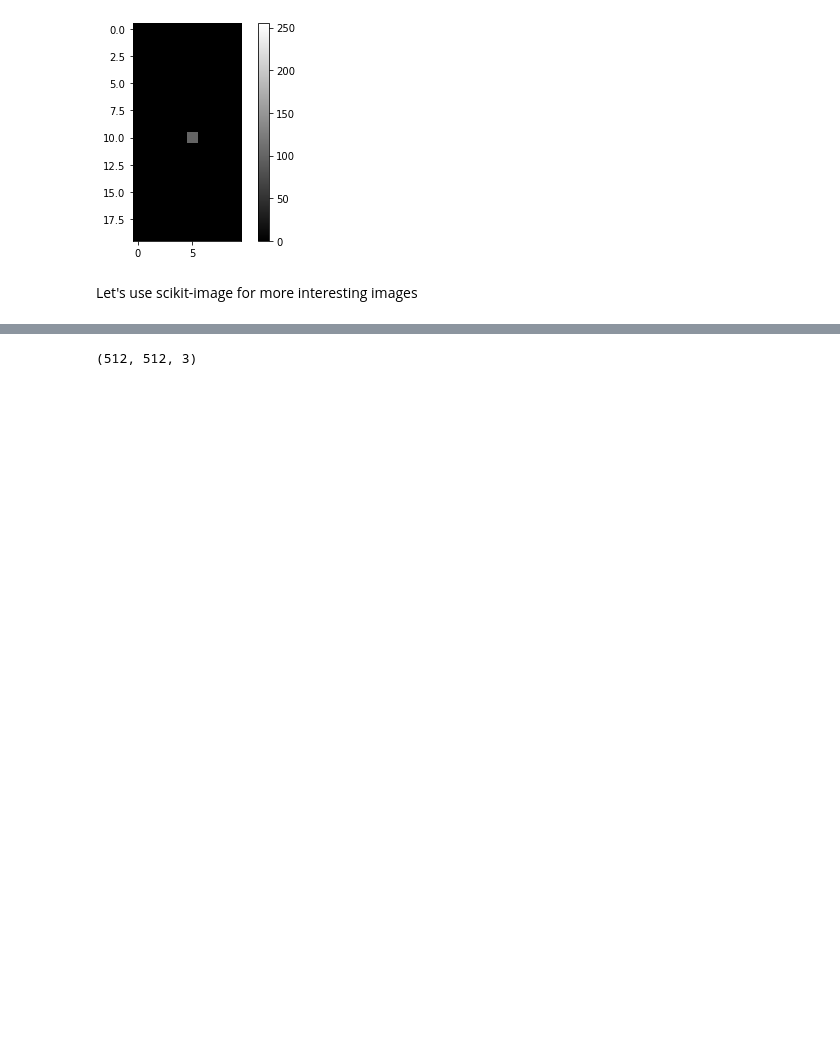
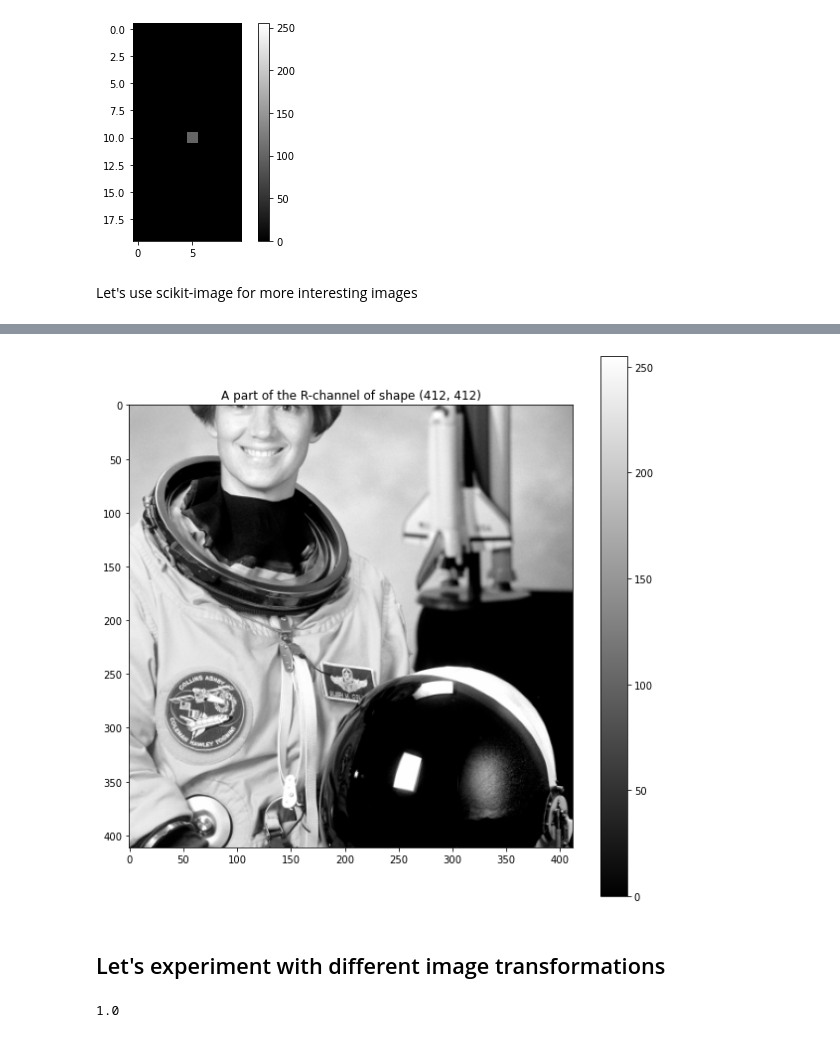
Before and after one commit to erodner/bvlecture, a Jupyter notebook: 00-introduction/introduction_to_python.ipynb, the cells around one changed output, grey strips where cells are left out. Drawn from its saved outputs; the diff is of its cells as text; code cells hidden in the pictures; blank space fills up the shorter version.

```diff
--- a/00-introduction/introduction_to_python.ipynb
+++ b/00-introduction/introduction_to_python.ipynb
@@ -64,4 +99,11 @@ plt.imshow(img)
 # %%
-img.shape
+plt.figure(figsize=(10,10)) # let's make the figure larger
+r_channel = img[100:,100:,0]
+plt.imshow(r_channel, cmap=plt.cm.gray)
+plt.colorbar()
+plt.title(f"A part of the R-channel of shape {r_channel.shape}")
+plt.show()
 # %% [output]
-(512, 512, 3)
+[figure, added]
+# %% [markdown]
+## Let's experiment with different image transformations
@@ -67,0 +114,5 @@ img.shape
+# %%
+# the resulting grayscale image has intensities between 0 and 1
+np.max(imgg)
+# %% [output]
+1.0
```
Also changed, not shown: parts of 11 cells of this notebook, 1 other file.
